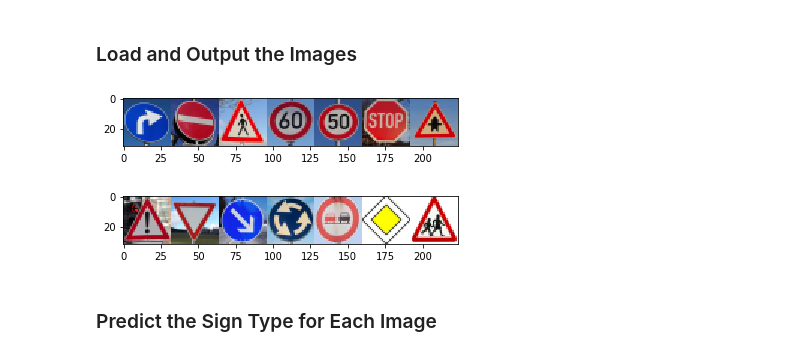
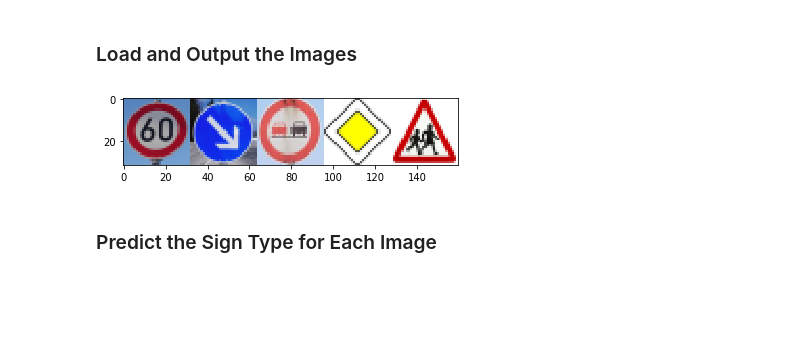
Before and after one commit to HassenMaamri/Traffic-Sign-Recognition-Classifier, a Jupyter notebook: Traffic_Sign_Classifier.ipynb, the cells around one changed output. Drawn from its saved outputs; the diff is of its cells as text; code cells hidden in the pictures; blank space fills up the shorter version.

```diff
--- a/Traffic_Sign_Classifier.ipynb
+++ b/Traffic_Sign_Classifier.ipynb
@@ -370,29 +369,25 @@ You may find `signnames.csv` useful as it contains mappings from the class id (i
 # %%
 ### Load the images and plot them here.
 import matplotlib.image as mpimg
 
 # Load new images, all images have been pre-cropped to square images
 imgdir = 'new_images'
 X_new_images = []
 for filename in os.listdir(imgdir):
     if filename.endswith('.jpg'):
         img = mpimg.imread(os.path.join(imgdir, filename))
         img = cv2.resize(img, (32,32), interpolation=cv2.INTER_AREA)
         X_new_images.append(img)
 
 # Plot the new images
-vis = np.concatenate(X_new_images[0:7], axis=1)
-plt.imshow(vis)
-plt.show()
-vis = np.concatenate(X_new_images[7:], axis=1)
+vis = np.concatenate(X_new_images[0:5], axis=1)
 plt.imshow(vis)
 plt.show()
 
 X_new_images_p = preprocess(X_new_images)
-y_new_images = [33, 17, 27, 3, 2, 14, 11, 18, 13, 38, 40, 9, 12, 28]
+y_new_images = [3, 38, 9, 12, 28]
 # %% [output]
-[figure, old version]
+[figure, new version]
-[figure, removed]
 # %% [markdown]
 ### Predict the Sign Type for Each Image
 # %%
```
Also changed, not shown: parts of 8 cells of this notebook, 19 other files.
